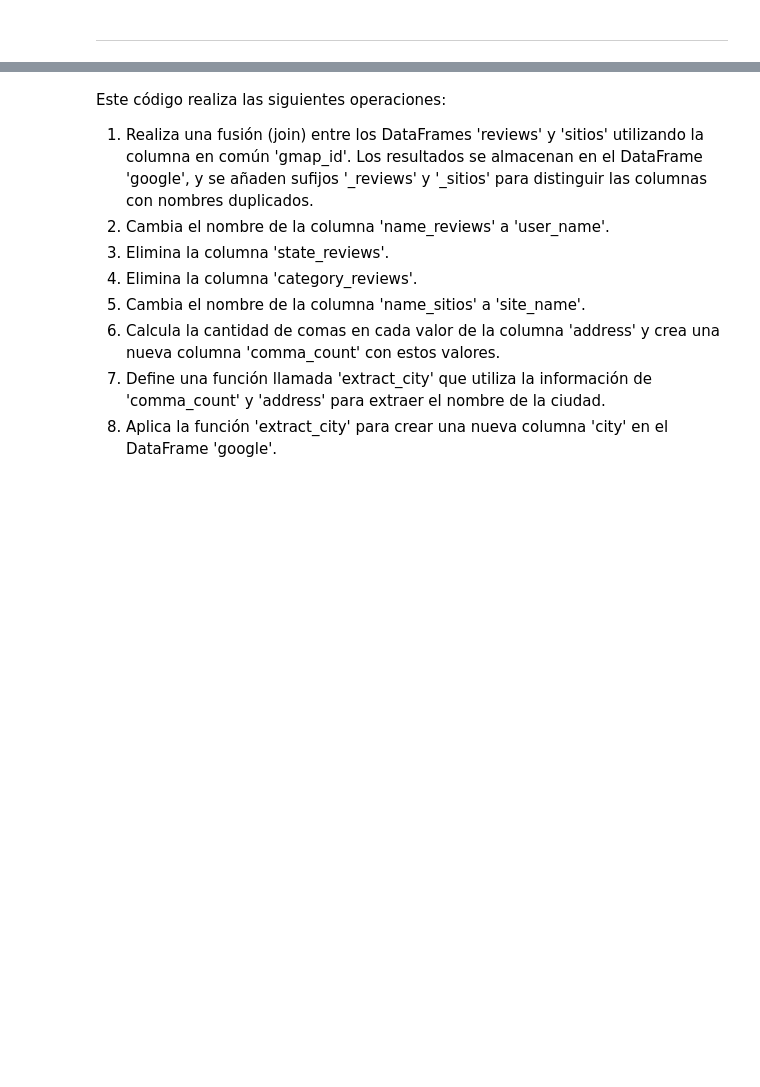
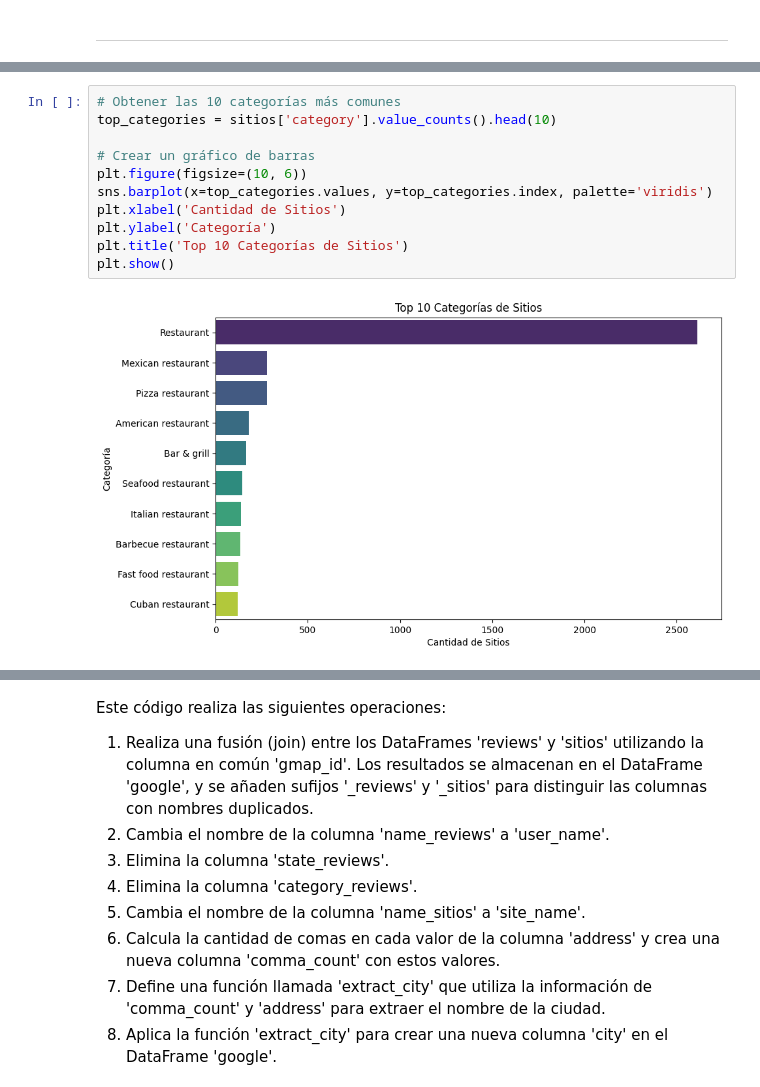
Before and after one commit to claudiacaceresv/pf_yelp_google, a Jupyter notebook: google_reviews_florida_eda.ipynb, the cells around one changed output, grey strips where cells are left out. Drawn from its saved outputs; the diff is of its cells as text; blank space fills up the shorter version.

Commit message:
Agregar mas categorías del DF Sitios

```diff
--- a/google_reviews_florida_eda.ipynb
+++ b/google_reviews_florida_eda.ipynb
@@ -438,0 +464,13 @@ Sitios:  ['Restaurant']
+# %%
+# Obtener las 10 categorías más comunes
+top_categories = sitios['category'].value_counts().head(10)
+
+# Crear un gráfico de barras
+plt.figure(figsize=(10, 6))
+sns.barplot(x=top_categories.values, y=top_categories.index, palette='viridis')
+plt.xlabel('Cantidad de Sitios')
+plt.ylabel('Categoría')
+plt.title('Top 10 Categorías de Sitios')
+plt.show()
+# %% [output]
+[figure, added]
```
Also changed, not shown: parts of 20 cells of this notebook.
